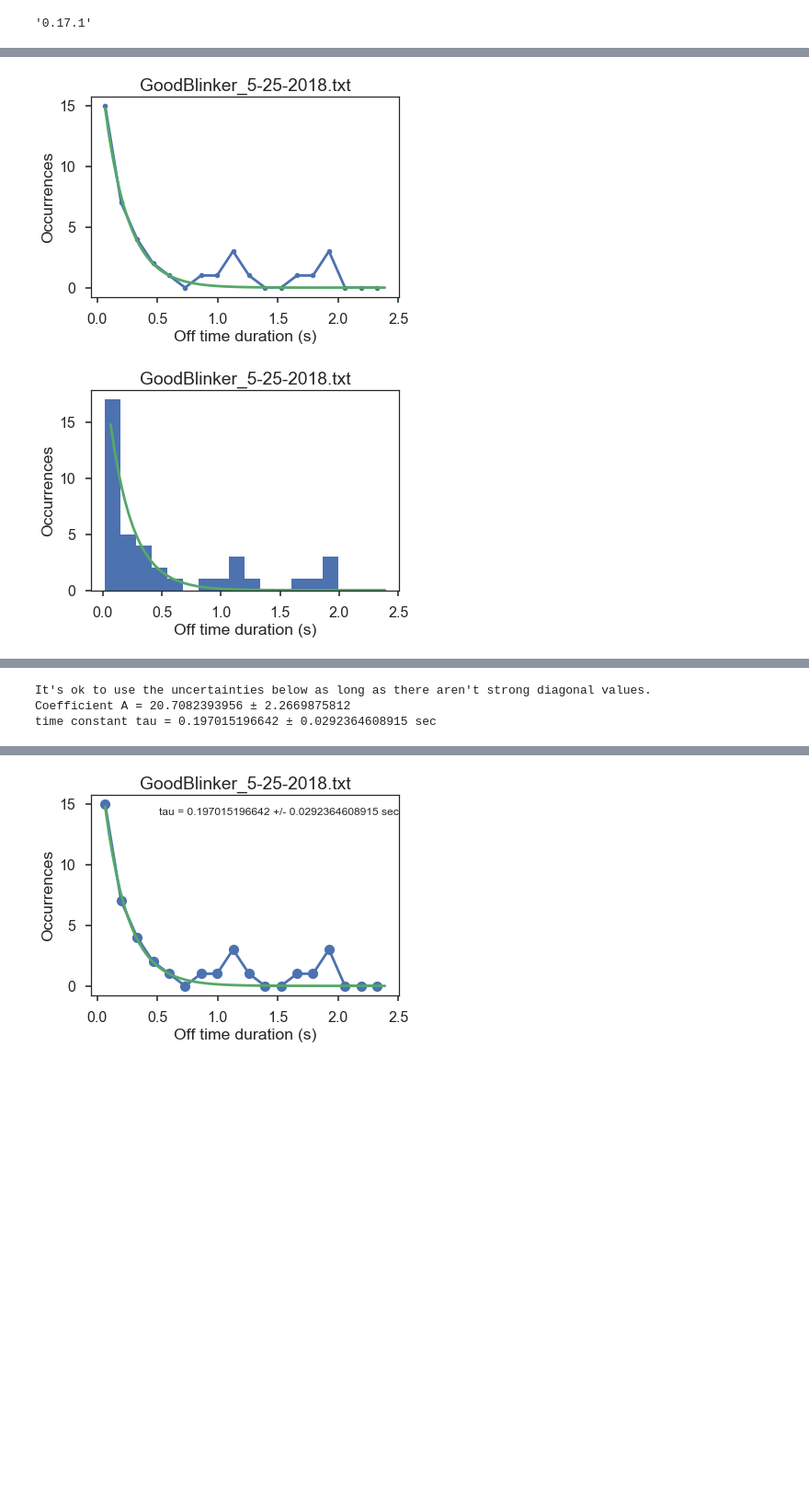
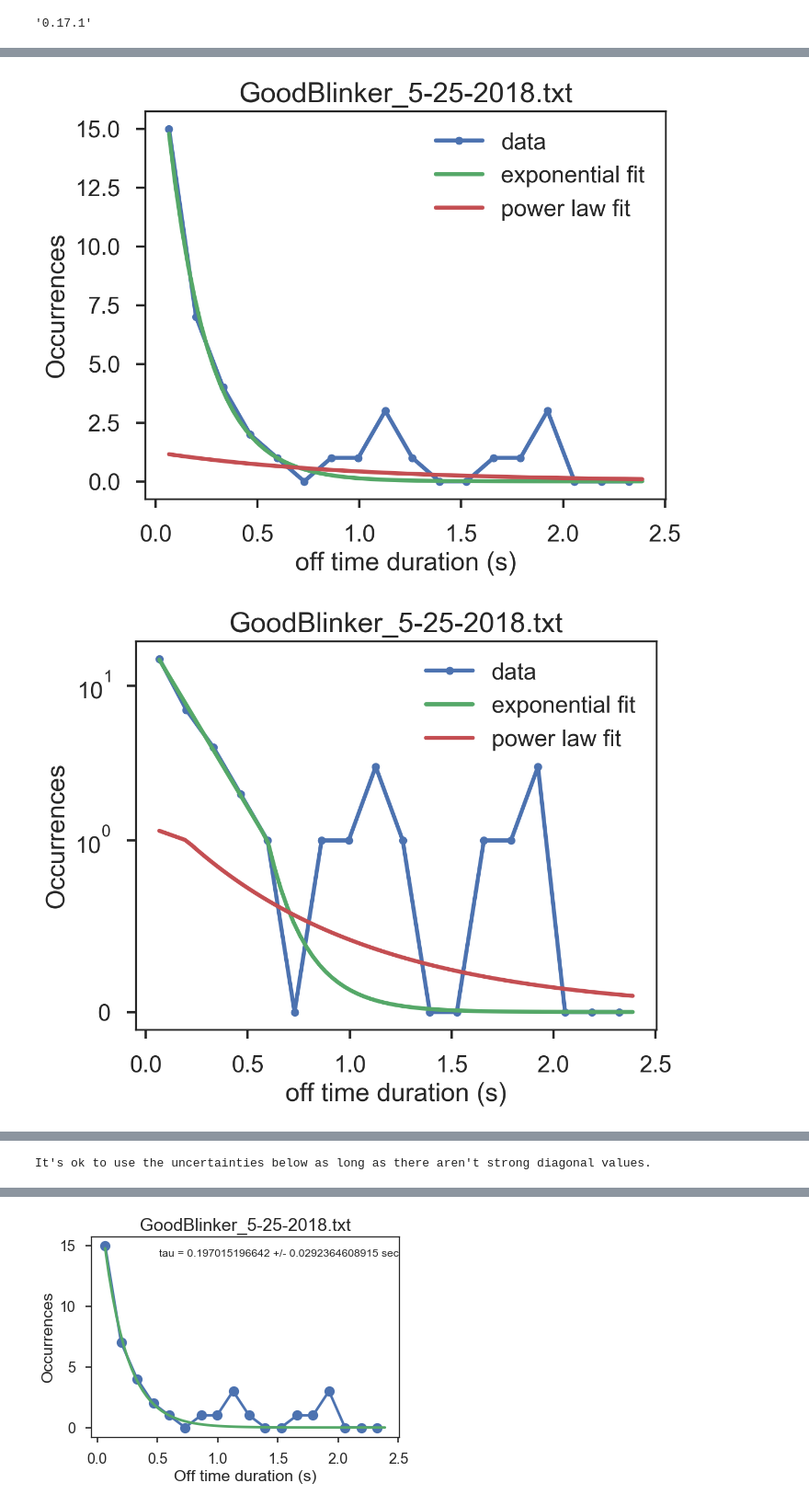
Before and after one commit to vivarose/blinker_analysis, a Jupyter notebook: blinker_analysis_with_exponential_fit.ipynb, the cells around one changed output, grey strips where cells are left out. Shown at 92% size. Saved outputs shown, nothing was run; the diff lists cells and outputs as text; code cells hidden in the pictures; blank space fills up the shorter version.

Commit message:
off times power law fit

```diff
--- a/blinker_analysis_with_exponential_fit.ipynb
+++ b/blinker_analysis_with_exponential_fit.ipynb
@@ -550,46 +550,73 @@ logarithmic slope m = 1.36177112928 ± 0.0454465566792
 # %%
-# off time fit
+offfitx = np.linspace(min(centeredoffbins),len(offhistl)*offinc,numoffbins*5)
+
+# off time exponential fit
 offparamexp, offpcovexp = curve_fit(expfit, centeredoffbinstrunc, offhistl,p0 = (30, 0.8))
-offexpfitx = np.linspace(min(centeredoffbins),len(offhistl)*offinc,numoffbins*5)
-offexpfit = expfit(offexpfitx,offparamexp[0],offparamexp[1])
+offfitexp = expfit(offfitx,offparamexp[0],offparamexp[1])
+
+# off time power law fit
+offparampow, offpcovpow = curve_fit(powlaw, centeredoffbinstrunc, offhistl,p0 = (30, 1))
+offfitpow = expfit(offfitx,offparampow[0],offparampow[1])
 
 # display
 fig,ax1 = plt.subplots()
-ax1.plot(centeredoffbins,offhist[0],'.-')
-plt.xlabel('Off time duration (s)')
+ax1.plot(centeredoffbins,offhist[0],'.-', label='data')
+plt.xlabel('off time duration (s)')
 plt.ylabel('Occurrences')
 #ax1.set_yscale('symlog', linthreshy=1)
-ax1.plot(offexpfitx,offexpfit)
+ax1.plot(offfitx,offfitexp, label='exponential fit')
+if showpowfit:
+    ax1.plot(offfitx, offfitpow, label= 'power law fit')
 plt.title(filename)
+plt.legend()
 plt.show()
 
 fig,ax1 = plt.subplots()
-plt.hist(offtimes, bins=numoffbins)
-plt.xlabel('Off time duration (s)')
+ax1.plot(centeredoffbins,offhist[0],'.-', label='data')
+plt.xlabel('off time duration (s)')
 plt.ylabel('Occurrences')
-ax1.plot(offexpfitx,offexpfit)
+#ax1.set_yscale('symlog', linthreshy=1)
+ax1.plot(offfitx,offfitexp, label='exponential fit')
+if showpowfit:
+    ax1.plot(offfitx, offfitpow, label= 'power law fit')
 plt.title(filename)
+plt.legend()
+ax1.set_yscale('symlog', linthreshy=1)
 plt.show()
 
 fig,ax1 = plt.subplots()
-ax1.plot(centeredoffbins,offhist[0],'.-')
-plt.xlabel('Off time duration (s)')
+ax1.plot(centeredoffbins,offhist[0],'.-', label='data')
+plt.xlabel('off time duration (s)')
 plt.ylabel('Occurrences')
+#ax1.set_yscale('symlog', linthreshy=1)
+ax1.plot(offfitx,offfitexp, label='exponential fit')
+if showpowfit:
+    ax1.plot(offfitx, offfitpow, label= 'power law fit')
+plt.title(filename)
+plt.legend()
 ax1.set_yscale('symlog', linthreshy=1)
-ax1.plot(offexpfitx,offexpfit)
-plt.title(filename)
+ax1.set_xscale('log')
 plt.show()
 
 plt.imshow(abs(offpcovexp), cmap="gray", interpolation="nearest", vmin=0)
 plt.colorbar()
-plt.title('Covariance matrix, absolute values')
+plt.title('Covariance matrix, exp fit, absolute values')
 plt.show()
 print("It's ok to use the uncertainties below as long as there aren't strong diagonal values.")
 
+plt.imshow(abs(offpcovexp), cmap="gray", interpolation="nearest", vmin=0)
+plt.colorbar()
+plt.title('Covariance matrix, pow fit, absolute values')
+plt.show()
+print("It's ok to use the uncertainties below as long as there aren't strong diagonal values.")
 
+print 'Exponential fit:'
+print  'off Coefficient A_off = ' + str(offparamexp[0]) + ' ± ' + str(np.sqrt(offpcovexp[0,0]))
+print 'time constant tau_off = ' + str(offparamexp[1]) + ' ± ' + str(np.sqrt(offpcovexp[1,1])) + ' sec'
 
-print  'Coefficient A = ' + str(offparamexp[0]) + ' ± ' + str(np.sqrt(offpcovexp[0,0]))
-print 'time constant tau = ' + str(offparamexp[1]) + ' ± ' + str(np.sqrt(offpcovexp[1,1])) + ' sec'
+print 'Power law:'
+print  'off Coefficient C_off = ' + str(offparampow[0]) + ' ± ' + str(np.sqrt(offpcovpow[0,0]))
+print 'logarithmic slope m_off = ' + str(offparampow[1]) + ' ± ' + str(np.sqrt(offpcovpow[1,1]))
 # %% [output]
-[figure, old version]
+[figure, new version]
-[figure, old version]
+[figure, new version]
@@ -598,3 +625 @@ print 'time constant tau = ' + str(offparamexp[1]) + ' ± ' + str(np.sqrt(offpco
 It's ok to use the uncertainties below as long as there aren't strong diagonal values.
-Coefficient A = 20.7082393956 ± 2.2669875812
-time constant tau = 0.197015196642 ± 0.0292364608915 sec
```
Also changed, not shown: parts of 2 cells of this notebook.
